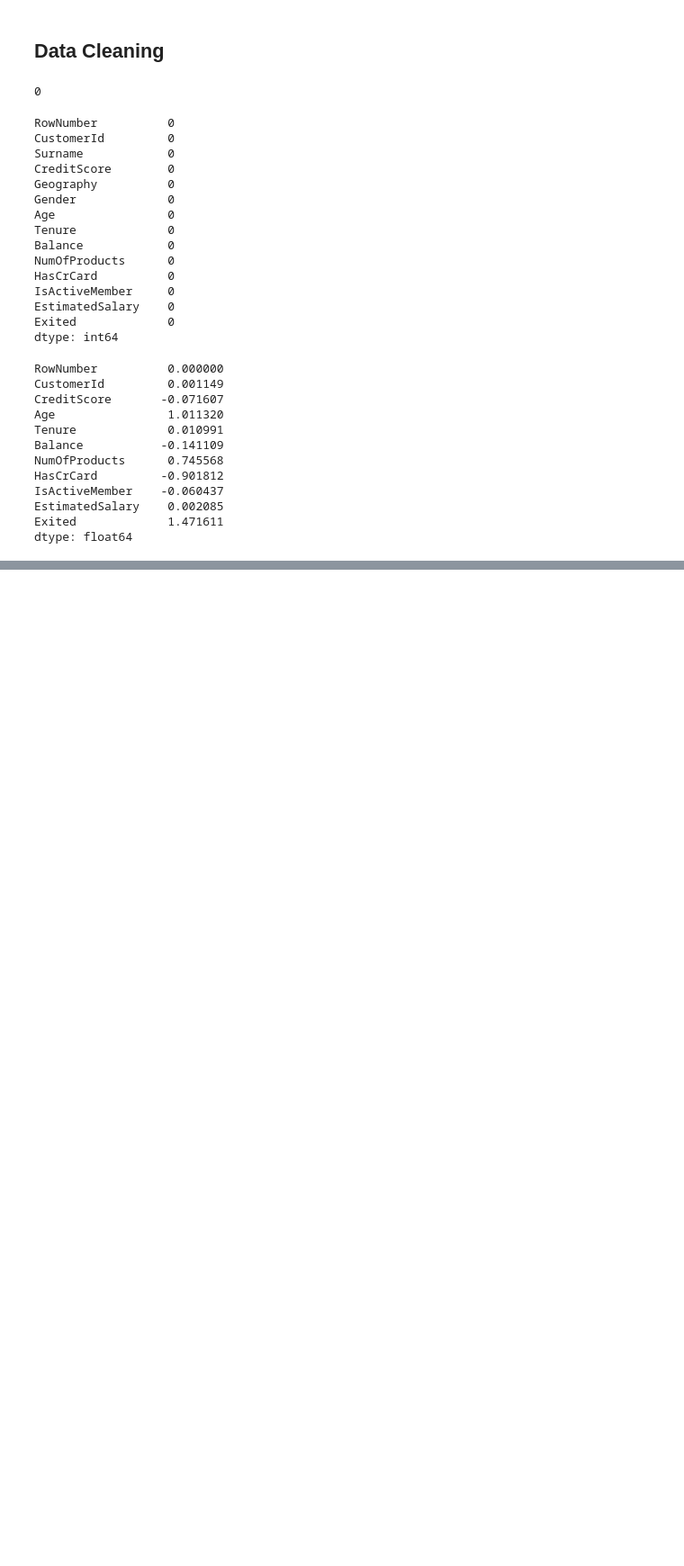
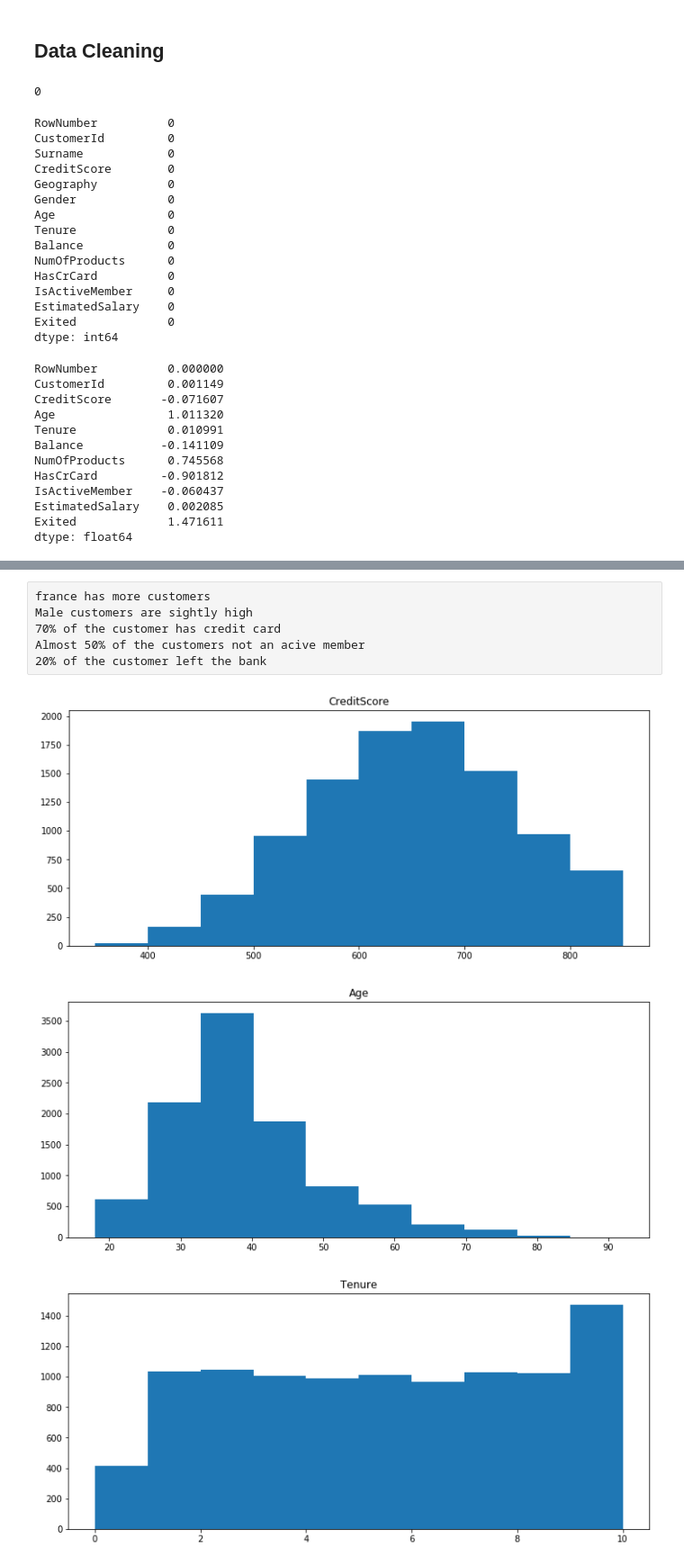
Before and after one commit to Rahulsusith/Machine-Learning-Training-Xebia, a Jupyter notebook: Bank Chun Analysis.ipynb, the cells around one changed output, grey strips where cells are left out. Shown at 90% size. Cells and saved outputs as stored; diff of their text form; code cells hidden in the pictures; blank space fills up the shorter version.

```diff
--- a/Bank Chun Analysis.ipynb
+++ b/Bank Chun Analysis.ipynb
@@ -140,0 +168,17 @@ dtype: float64
+# %% [raw]
+france has more customers
+Male customers are sightly high
+70% of the customer has credit card
+Almost 50% of the customers not an acive member
+20% of the customer left the bank
+# %%
+#Numeric
+for i in numerical:
+    plt.figure(figsize=(12,5))
+    plt.hist(df[i])
+    plt.title(i)
+    plt.show()
+# %% [output]
+[figure, added]
+[figure, added]
+[figure, added]
```
Also changed, not shown: parts of 13 cells of this notebook.
